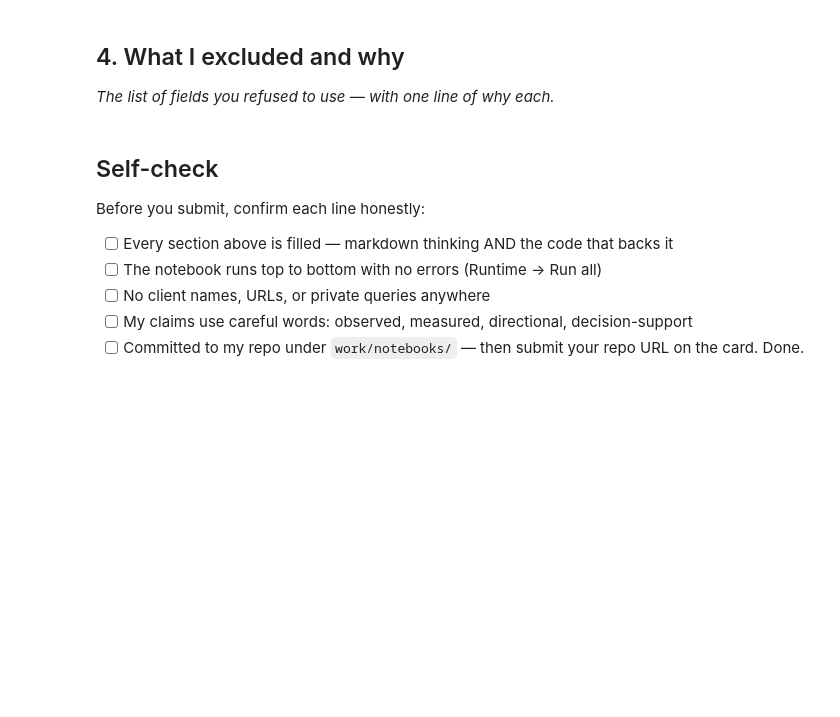
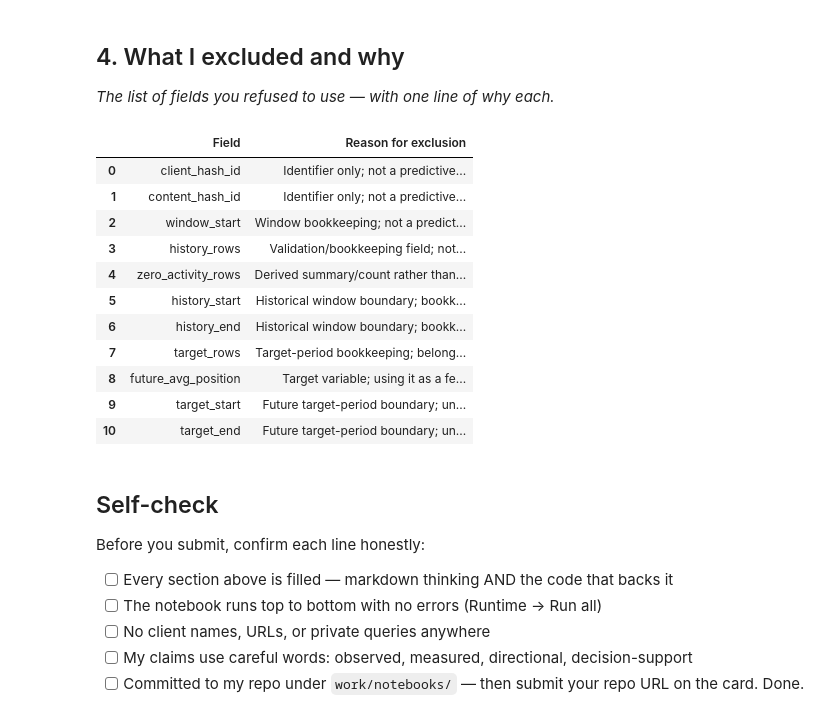
Before and after one commit to KarthikaAkkappilly/flyrank-ml-internship, a Jupyter notebook: work/notebooks/w03_feature_leakage_check.ipynb, the cells around one changed output. Saved outputs shown, nothing was run; the diff lists cells and outputs as text; code cells hidden in the pictures; blank space fills up the shorter version.

```diff
--- a/work/notebooks/w03_feature_leakage_check.ipynb
+++ b/work/notebooks/w03_feature_leakage_check.ipynb
@@ -225,6 +1027,42 @@ print(pages_20_plus_per_month)
 ## 4. What I excluded and why
 
 *The list of fields you refused to use — with one line of why each.*
+# %%
+# Excluded fields and reasons
+
+excluded_fields = [
+    ["client_hash_id", "Identifier only; not a predictive feature"],
+    ["content_hash_id", "Identifier only; not a predictive feature"],
+    ["window_start", "Window bookkeeping; not a predictive feature"],
+    ["history_rows", "Validation/bookkeeping field; not a predictive feature"],
+    ["zero_activity_rows", "Derived summary/count rather than a raw model feature"],
+    ["history_start", "Historical window boundary; bookkeeping only"],
+    ["history_end", "Historical window boundary; bookkeeping only"],
+    ["target_rows", "Target-period bookkeeping; belongs to the future window"],
+    ["future_avg_position", "Target variable; using it as a feature would cause target leakage"],
+    ["target_start", "Future target-period boundary; unavailable at prediction time"],
+    ["target_end", "Future target-period boundary; unavailable at prediction time"]
+]
+
+excluded_fields_df = pd.DataFrame(
+    excluded_fields,
+    columns=["Field", "Reason for exclusion"]
+)
+
+display(excluded_fields_df)
+# %% [output]
+|  | Field | Reason for exclusion |
+| 0 | client_hash_id | Identifier only; not a predictive... |
+| 1 | content_hash_id | Identifier only; not a predictive... |
+| 2 | window_start | Window bookkeeping; not a predict... |
+| 3 | history_rows | Validation/bookkeeping field; not... |
+| 4 | zero_activity_rows | Derived summary/count rather than... |
+| 5 | history_start | Historical window boundary; bookk... |
+| 6 | history_end | Historical window boundary; bookk... |
+| 7 | target_rows | Target-period bookkeeping; belong... |
+| 8 | future_avg_position | Target variable; using it as a fe... |
+| 9 | target_start | Future target-period boundary; un... |
+| 10 | target_end | Future target-period boundary; un... |
 # %% [markdown]
 ## Self-check
 
```
Also changed, not shown: parts of 16 cells of this notebook.
